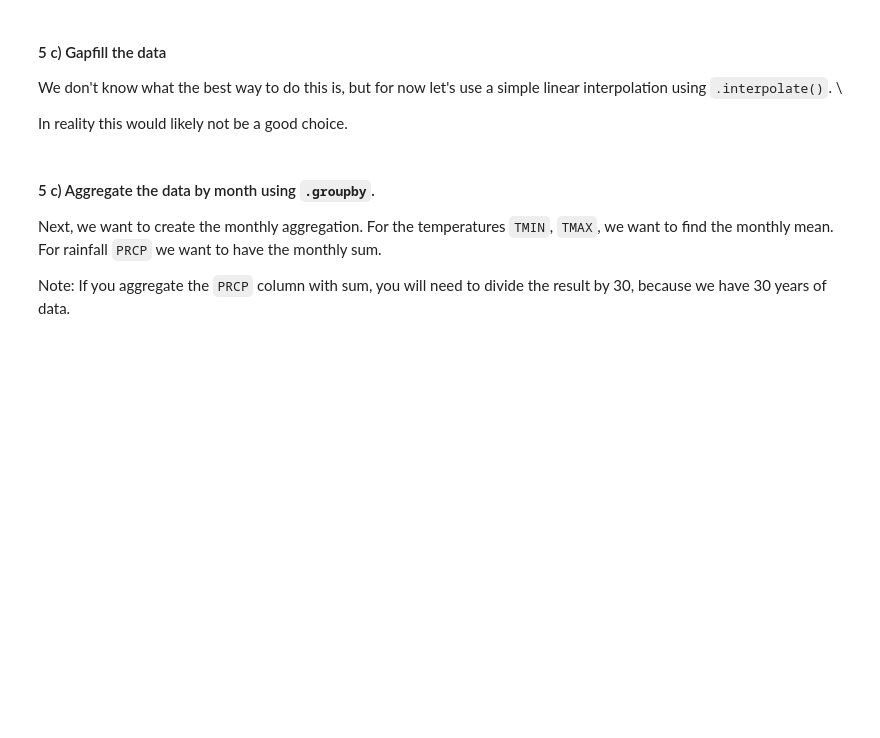
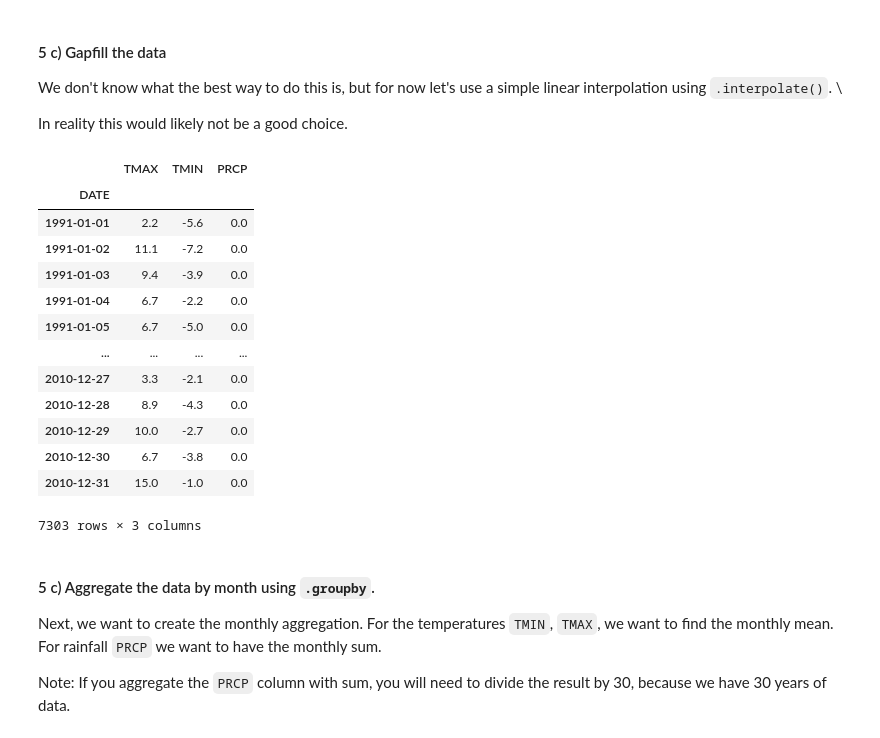
Before and after one commit to aimeeram/ISAT_420_S26_Shared, a Jupyter notebook: W5_Pandas_Groupby_And_Timeseries/Code/w5_pandas_timerseries_practice.ipynb, the cells around one changed output. Drawn from its saved outputs; the diff is of its cells as text; code cells hidden in the pictures; blank space fills up the shorter version.

```diff
--- a/W5_Pandas_Groupby_And_Timeseries/Code/w5_pandas_timerseries_practice.ipynb
+++ b/W5_Pandas_Groupby_And_Timeseries/Code/w5_pandas_timerseries_practice.ipynb
@@ -133,6 +144,22 @@ We don't know what the best way to do this is, but for now let's use a simple li
 In reality this would likely not be a good choice.
 # %%
 df_30years=df_30years.interpolate(method='linear')
+df_30years
+# %% [output]
+|  | TMAX | TMIN | PRCP |
+| DATE |  |  |  |
+| 1991-01-01 | 2.2 | -5.6 | 0.0 |
+| 1991-01-02 | 11.1 | -7.2 | 0.0 |
+| 1991-01-03 | 9.4 | -3.9 | 0.0 |
+| 1991-01-04 | 6.7 | -2.2 | 0.0 |
+| 1991-01-05 | 6.7 | -5.0 | 0.0 |
+| ... | ... | ... | ... |
+| 2010-12-27 | 3.3 | -2.1 | 0.0 |
+| 2010-12-28 | 8.9 | -4.3 | 0.0 |
+| 2010-12-29 | 10.0 | -2.7 | 0.0 |
+| 2010-12-30 | 6.7 | -3.8 | 0.0 |
+| 2010-12-31 | 15.0 | -1.0 | 0.0 |
+7303 rows × 3 columns
 # %% [markdown]
 #### 5 c) Aggregate the data by month using `.groupby`.
 
```
Also changed, not shown: parts of 4 cells of this notebook.
